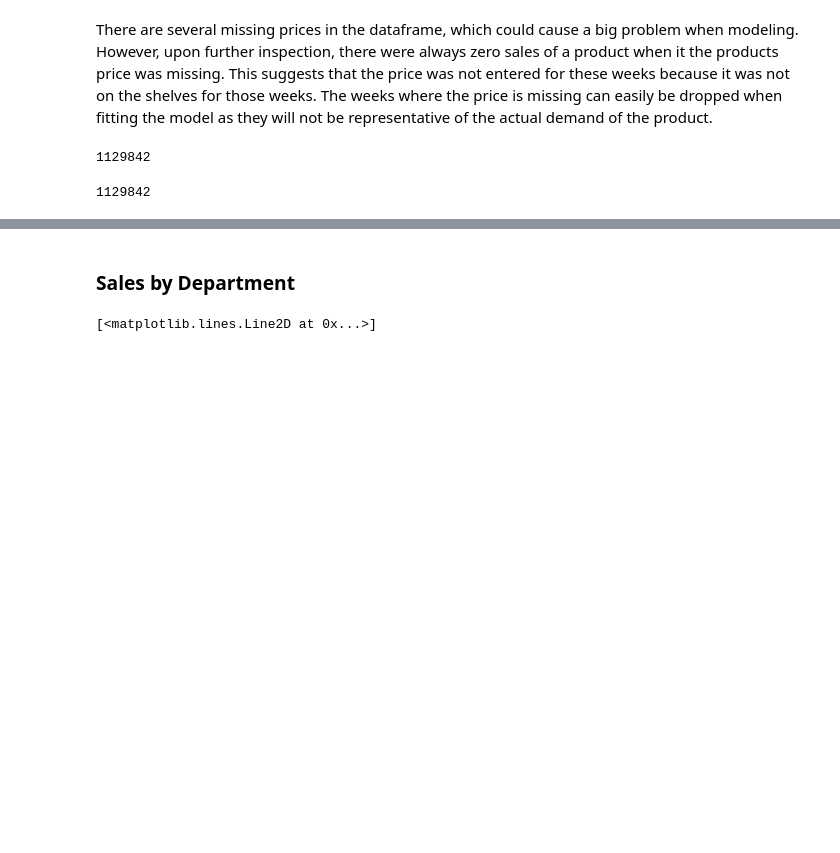
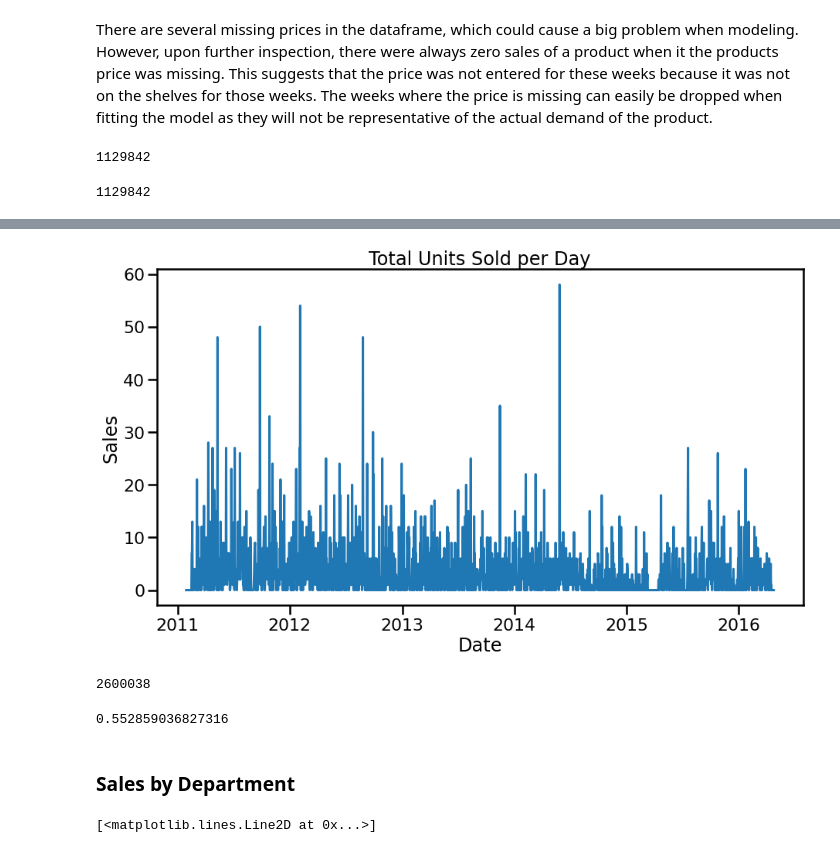
Before and after one commit to twood2015/Flatiron_Capstone, a Jupyter notebook: Working Notebooks/SquareOne.ipynb, the cells around one changed output, grey strips where cells are left out. Saved outputs shown, nothing was run; the diff lists cells and outputs as text; code cells hidden in the pictures; blank space fills up the shorter version.

```diff
--- a/Working Notebooks/SquareOne.ipynb
+++ b/Working Notebooks/SquareOne.ipynb
@@ -184,3 +225,20 @@ ax.plot(CA1_price.groupby('date')['sales'].sum())
+# %%
+fig, ax = plt.subplots(figsize=(15,8))
+sns.lineplot(data=(CA1_price[CA1_price['id'] == items[42]].set_index('date')['sales']))
+ax.set_title('Total Units Sold per Day')
+ax.set_xlabel('Date')
+ax.set_ylabel('Sales')
+plt.savefig('../images/total_units_sold', facecolor='white');
+# %% [output]
+[figure, added]
+# %%
+(CA1_price.dropna()['sales'] == 0).sum()
+# %% [output]
+2600038
+# %%
+(CA1_price.dropna()['sales'] == 0).sum() / len(CA1_price.dropna())
+# %% [output]
+0.552859036827316
 # %% [markdown]
 ### Sales by Department
 # %%
```
Also changed, not shown: parts of 13 cells of this notebook, 3 other files.
